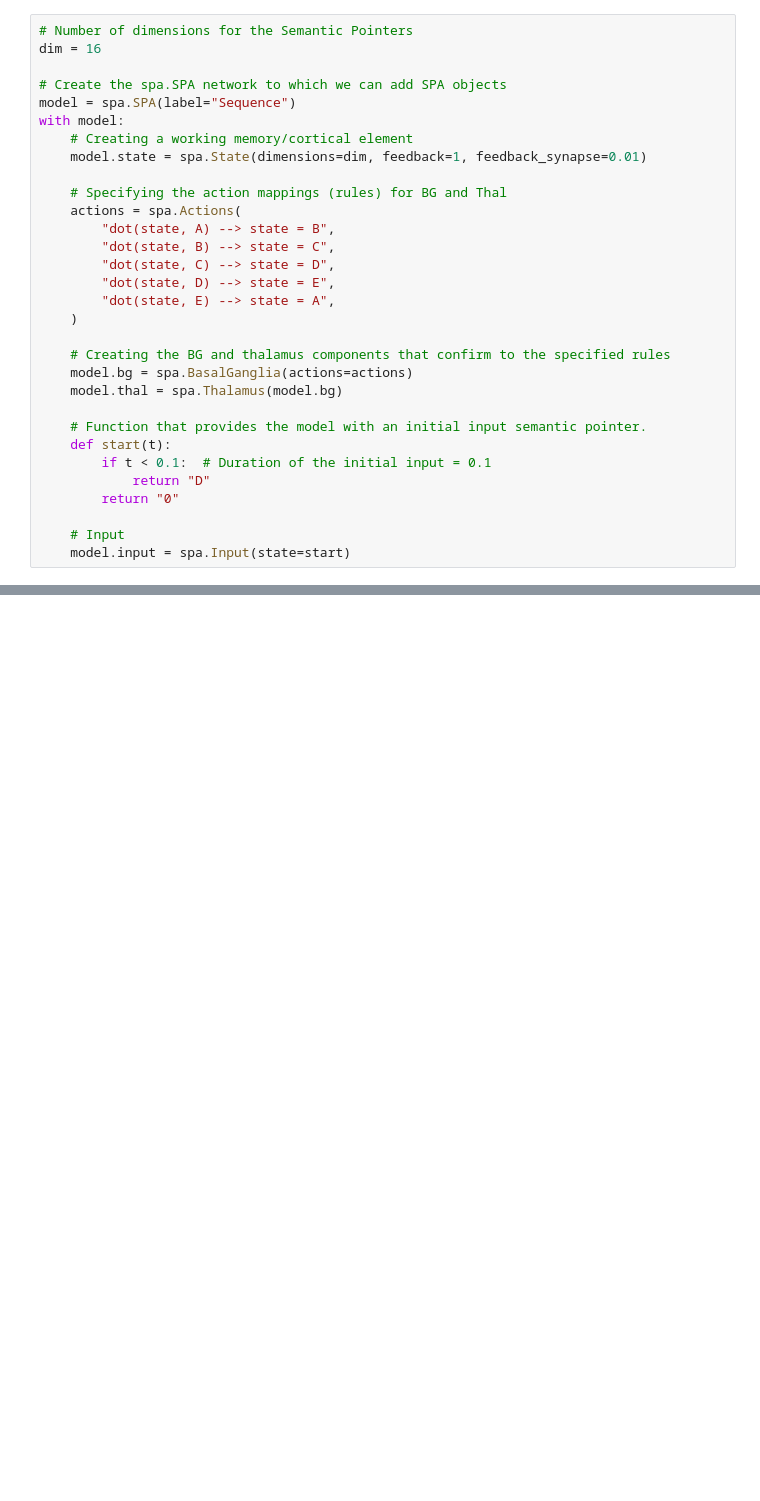
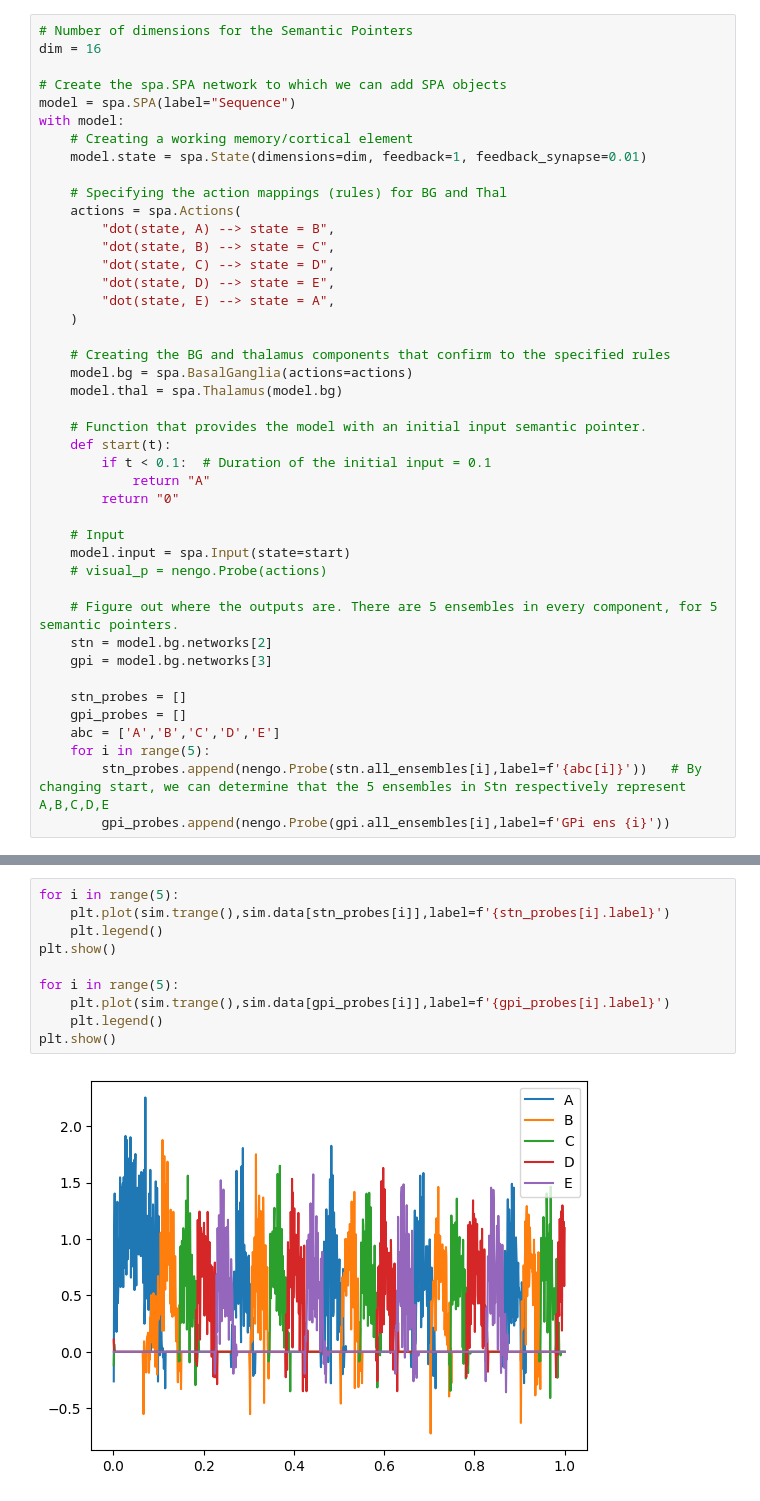
Before and after one commit to beepmo/nengoPlayground, a Jupyter notebook: translation-nengo_spa/chapter7/sequence.ipynb, the cells around one changed output, grey strips where cells are left out. Drawn from its saved outputs; the diff is of its cells as text; blank space fills up the shorter version.

Commit message:
plotted bg outputs from STN probe

```diff
--- a/translation-nengo_spa/chapter7/sequence.ipynb
+++ b/translation-nengo_spa/chapter7/sequence.ipynb
@@ -29,11 +30,23 @@ with model:
     # Function that provides the model with an initial input semantic pointer.
     def start(t):
         if t < 0.1:  # Duration of the initial input = 0.1
-            return "D"
+            return "A"
         return "0"
 
     # Input
     model.input = spa.Input(state=start)
+    # visual_p = nengo.Probe(actions)
+
+    # Figure out where the outputs are. There are 5 ensembles in every component, for 5 semantic pointers.
+    stn = model.bg.networks[2]
+    gpi = model.bg.networks[3]
+
+    stn_probes = []
+    gpi_probes = []
+    abc = ['A','B','C','D','E']
+    for i in range(5):
+        stn_probes.append(nengo.Probe(stn.all_ensembles[i],label=f'{abc[i]}'))   # By changing start, we can determine that the 5 ensembles in Stn respectively represent A,B,C,D,E
+        gpi_probes.append(nengo.Probe(gpi.all_ensembles[i],label=f'GPi ens {i}'))
 # %%
 with nengo.Simulator(model) as sim:
     sim.run(1)
@@ -42,0 +62,12 @@ with nengo.Simulator(model) as sim:
+# %%
+for i in range(5):
+    plt.plot(sim.trange(),sim.data[stn_probes[i]],label=f'{stn_probes[i].label}')
+    plt.legend()
+plt.show()
+
+for i in range(5):
+    plt.plot(sim.trange(),sim.data[gpi_probes[i]],label=f'{gpi_probes[i].label}')
+    plt.legend()
+plt.show()
+# %% [output]
+[figure, added]
```
Also changed, not shown: parts of 9 cells of this notebook.
